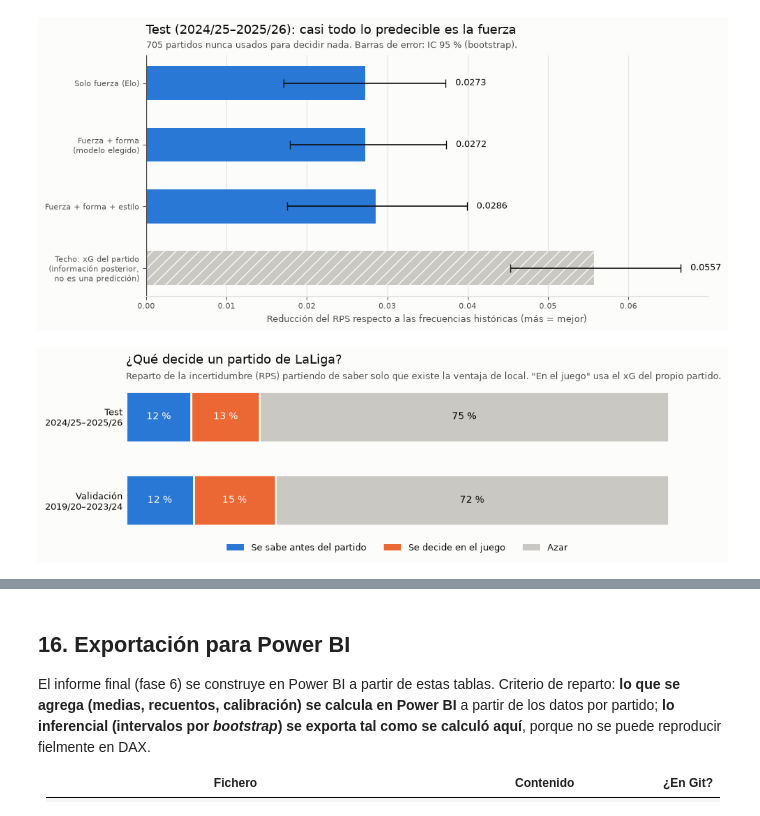
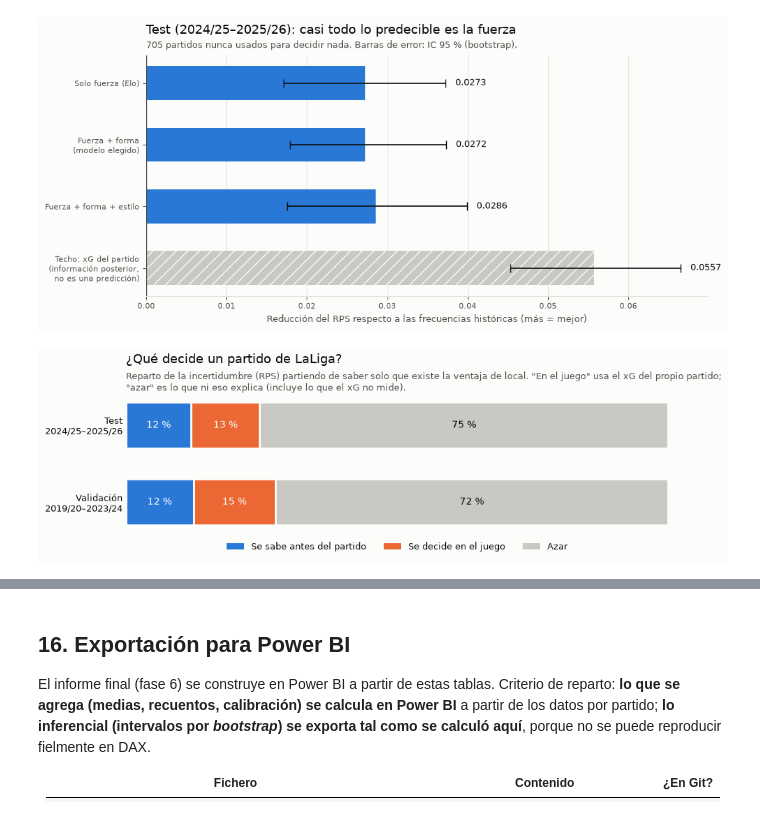
Before and after one commit to vtinezdev/laliga-analisis, a Jupyter notebook: notebooks/04_modelo.ipynb, the cells around one changed output, grey strips where cells are left out. Drawn from its saved outputs; the diff is of its cells as text; code cells hidden in the pictures.

Commit message:
Finalize LaLiga analytics project

```diff
--- a/notebooks/04_modelo.ipynb
+++ b/notebooks/04_modelo.ipynb
@@ -82,0 +92,15 @@ con.sql("SELECT * FROM ventana_estilo WHERE equipo = 'Getafe' AND temporada = '2
+# %%
+ve_base = con.sql("""
+SELECT pe.id_partido, pe.equipo, pe.fecha, fe.etapa, pe.ppda_pases, pe.ppda_acciones
+FROM partidos_equipo pe JOIN forma_elo fe USING (id_partido, equipo)
+ORDER BY pe.equipo, fe.etapa, pe.fecha, pe.id_partido
+""").df()
+g = ve_base.groupby(["equipo", "etapa"])
+anteriores = lambda s: s.shift(1).rolling(19, min_periods=1)
+ve_base["ppda_pandas"] = g.ppda_pases.transform(lambda s: anteriores(s).sum()) / g.ppda_acciones.transform(lambda s: anteriores(s).sum())
+ve_base["n_pandas"] = g.ppda_pases.transform(lambda s: anteriores(s).count()).fillna(0)
+ve_comparar = ve_base.merge(con.sql("SELECT id_partido, equipo, ppda, n_estilo FROM ventana_estilo").df(), on=["id_partido", "equipo"])
+assert len(ve_comparar) == len(ve_base)
+assert np.allclose(ve_comparar.ppda, ve_comparar.ppda_pandas, equal_nan=True)
+assert (ve_comparar.n_estilo == ve_comparar.n_pandas).all()
+print(f"SQL y pandas coinciden en las {len(ve_comparar)} filas: la ventana de estilo solo usa partidos anteriores.")
@@ -210,23 +220,12 @@ $$\text{RPS} = \frac{1}{2}\left[(P_1 - O_1)^2 + (P_2 - O_2)^2\right]$$
 
 Comprobamos la implementación con el ejemplo que usamos al elegir la métrica (gana el local; A = 45/35/20, B = 45/20/35): el RPS debe ser 0,171 y 0,213.
 # %%
-PLIEGUES = [(sorted(t for t in datos.temporada.unique() if t < v), v) for v in TEMPORADAS_VALIDACION]
+PLIEGUES = pliegues_walk_forward(datos.temporada.unique(), TEMPORADAS_VALIDACION)
 for entreno_t, valid_t in PLIEGUES:
     print(f"valida {valid_t} · entrena {entreno_t[0]}…{entreno_t[-1]} ({len(entreno_t)} temporadas)")
 
 
-def rps(prob, y):
-    """prob: columnas [visitante, empate, local]; y: 0 visitante, 1 empate, 2 local."""
-    real = np.eye(3)[y]
-    acum_p = np.cumsum(prob[:, ::-1], axis=1)[:, :2]       # orden local → empate → visitante
-    acum_o = np.cumsum(real[:, ::-1], axis=1)[:, :2]
-    return 0.5 * ((acum_p - acum_o) ** 2).sum(axis=1)
-
-
-def log_loss(prob, y):
-    return -np.log(np.clip(prob[np.arange(len(y)), y], 1e-15, 1))
-
-
+# rps y log_loss están en src/laliga/metricas.py
 ejemplo = np.array([[0.20, 0.35, 0.45], [0.35, 0.20, 0.45]])
 assert np.allclose(rps(ejemplo, np.array([2, 2])).round(3), [0.171, 0.213])
 print("RPS del ejemplo:", rps(ejemplo, np.array([2, 2])).round(3))
@@ -319,11 +290,6 @@ Todos se evalúan sobre **los mismos partidos** de validación.
 | 2 | Ordinal con solo `elo_dif` |
 | — | "Siempre gana el local" (solo para el acierto) |
 # %%
-def evaluar(prob, y):
-    return {"RPS": rps(prob, y).mean(), "log_loss": log_loss(prob, y).mean(),
-            "acierto": (prob.argmax(1) == y).mean()}
-
-
 filas = []
 predicciones = {}
 for entreno_t, valid_t in PLIEGUES:
@@ -814,36 +784,36 @@ plt.show()
 # %%
 TRAMOS = ["Se sabe antes del partido", "Se decide en el juego", "Azar"]
 COLORES_TRAMO = [SERIE, "#eb6834", "#c9c8c3"]
 porcentajes = {"Test\n2024/25–2025/26": descomposicion_test["% test"].to_numpy(),
                "Validación\n2019/20–2023/24": descomposicion_test["% validación"].to_numpy()}
 
 fig, ax = plt.subplots(figsize=(10, 3.2), facecolor=FONDO)
 for fila, (nombre, valores) in enumerate(porcentajes.items()):
     izquierda = 0
     for tramo, valor, color in zip(TRAMOS, valores, COLORES_TRAMO):
         ax.barh(fila, valor, left=izquierda, height=0.6, color=color, edgecolor=FONDO, linewidth=2)
         ax.text(izquierda + valor / 2, fila, f"{valor:.0f} %", ha="center", va="center", fontsize=10,
                 color=FONDO if color != "#c9c8c3" else TINTA)
         izquierda += valor
 ax.set_yticks(range(len(porcentajes)), list(porcentajes), fontsize=9, color=TINTA)
 ax.invert_yaxis()
 ax.tick_params(length=0)
 ax.set_xlim(0, 100)
 ax.set_xticks([])
 for lado in ax.spines.values():
     lado.set_visible(False)
 ax.set_facecolor(FONDO)
 for tramo, color in zip(TRAMOS, COLORES_TRAMO):
     ax.barh(np.nan, 0, color=color, label=tramo)
 ax.legend(loc="upper center", bbox_to_anchor=(0.5, -0.02), ncol=3, frameon=False, fontsize=9, labelcolor=TINTA)
-ax.set_title("¿Qué decide un partido de LaLiga?", loc="left", fontsize=13, color=TINTA, pad=22)
+ax.set_title("¿Qué decide un partido de LaLiga?", loc="left", fontsize=13, color=TINTA, pad=34)
 ax.text(0, 1.04, "Reparto de la incertidumbre (RPS) partiendo de saber solo que existe la ventaja de local. "
-        "\"En el juego\" usa el xG del propio partido.", transform=ax.transAxes, fontsize=9, color=TINTA_2)
+        "\"En el juego\" usa el xG del propio partido;\n\"azar\" es lo que ni eso explica (incluye lo que el xG no mide).", transform=ax.transAxes, fontsize=9, color=TINTA_2)
 fig.tight_layout()
 fig.savefig(FIGURES / "04_que_decide_un_partido.png", dpi=150, facecolor=FONDO)
 plt.show()
 # %% [output]
-[figure, old version]
+[figure, new version]
 # %% [markdown]
 ## 15. Conclusiones: ¿qué decide un partido de LaLiga?
 
```
Also changed, not shown: parts of 19 cells of this notebook, 30 other files.
